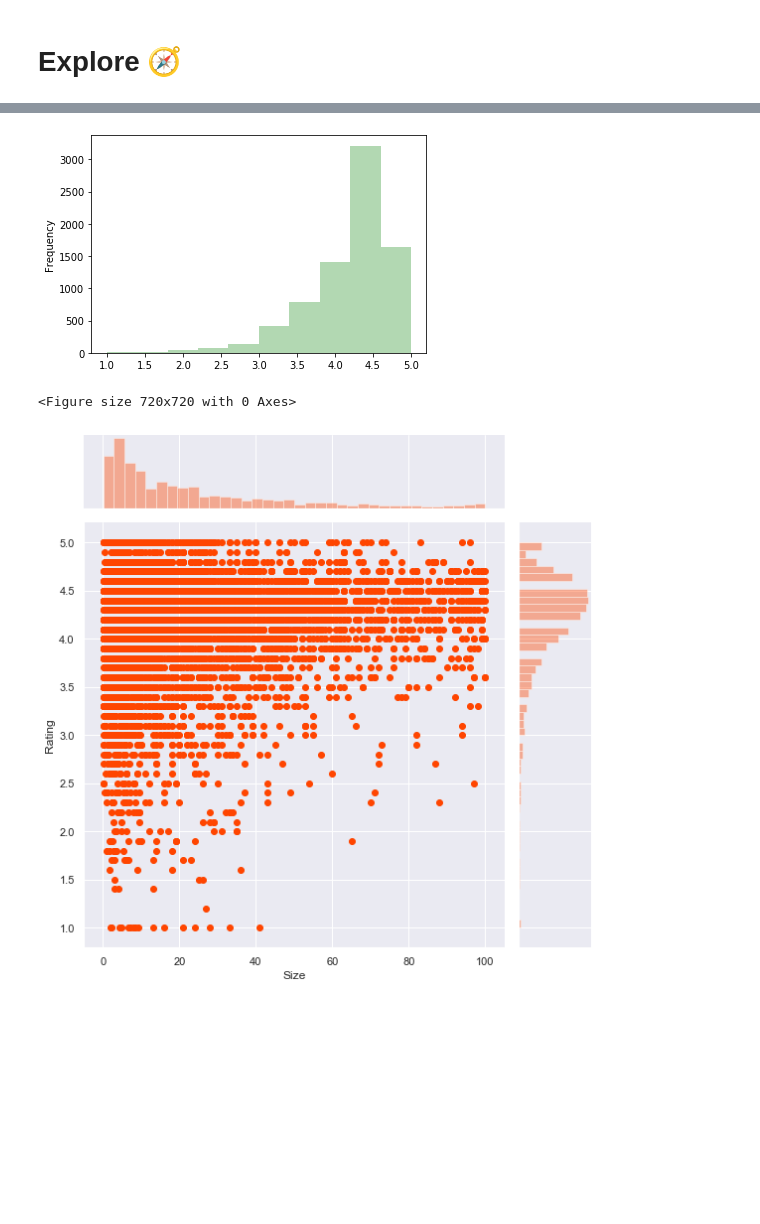
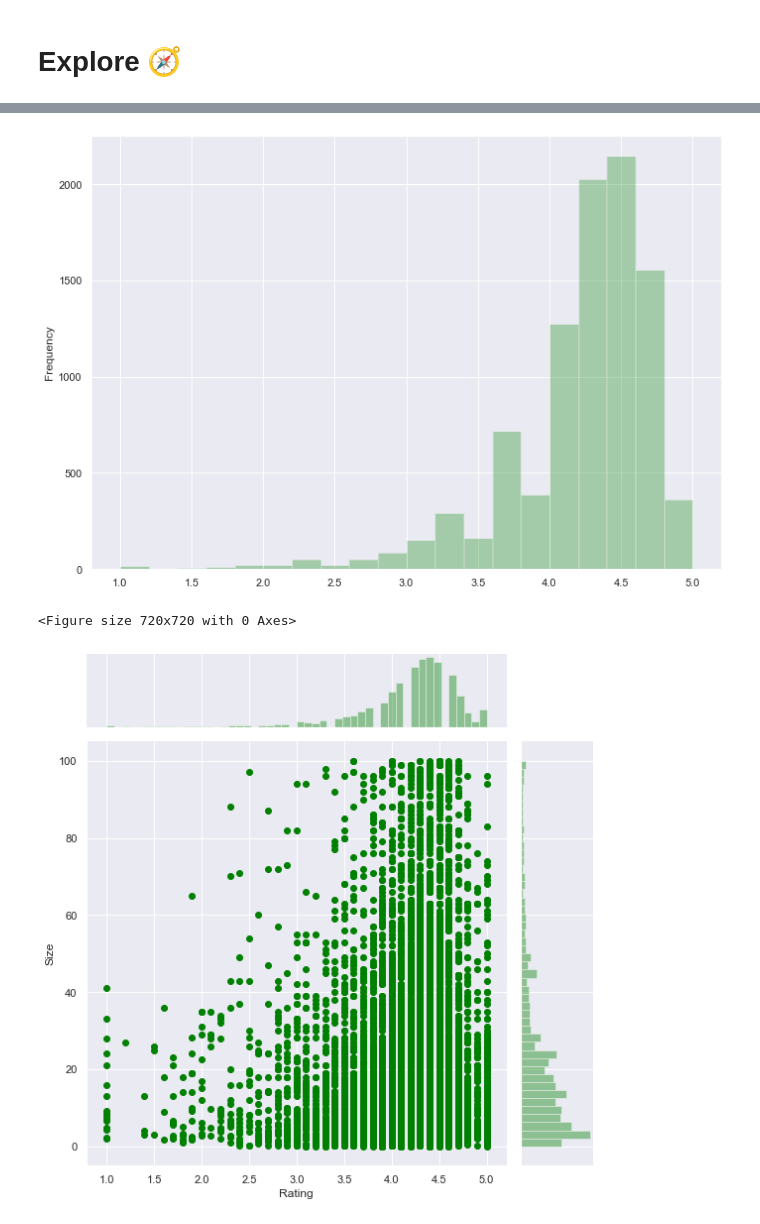
Before and after one commit to feeblefruits/google_playstore_analysis, a Jupyter notebook: google_play_store.ipynb, the cells around one changed output, grey strips where cells are left out. Saved outputs shown, nothing was run; the diff lists cells and outputs as text; code cells hidden in the pictures; blank space fills up the shorter version.

```diff
--- a/google_play_store.ipynb
+++ b/google_play_store.ipynb
@@ -158,3 +175,5 @@ df['Rating'] = pd.to_numeric(df['Rating'])
+# %%
+df['Size'].fillna(df.groupby('Category')['Size'].transform('mean'),inplace = True)
 # %%
 df.dropna(axis=0, inplace=True)
 # %%
@@ -326,11 +389,11 @@ df['Size'].plot.hist(alpha=0.3, color='orange');
 # %%
-df['Rating'].plot.hist(alpha=0.3, color='green');
+df['Rating'].plot.hist(alpha=0.3, color='green', bins=20);
 # %% [output]
-[figure, old version]
+[figure, new version]
 # %%
 plt.figure(figsize = (10,10))
-sns.jointplot(x="Size", y="Rating",color = 'orangered', data=df, height = 8);
+sns.jointplot(x="Rating", y="Size",color = 'green', data=df, height = 8);
 # %% [output]
 <Figure size 720x720 with 0 Axes>
-[figure, old version]
+[figure, new version]
 # %%
```
Also changed, not shown: parts of 32 cells of this notebook.
